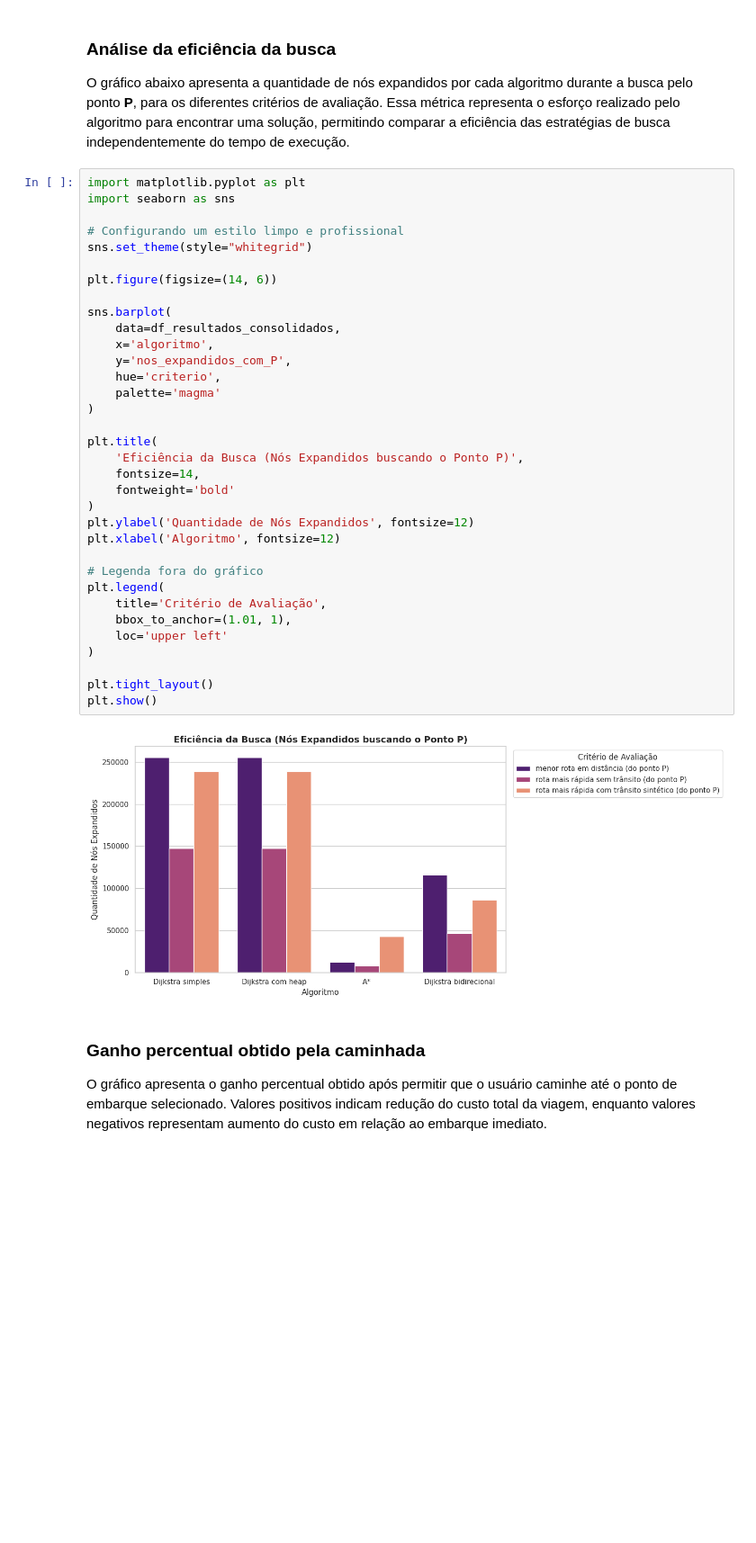
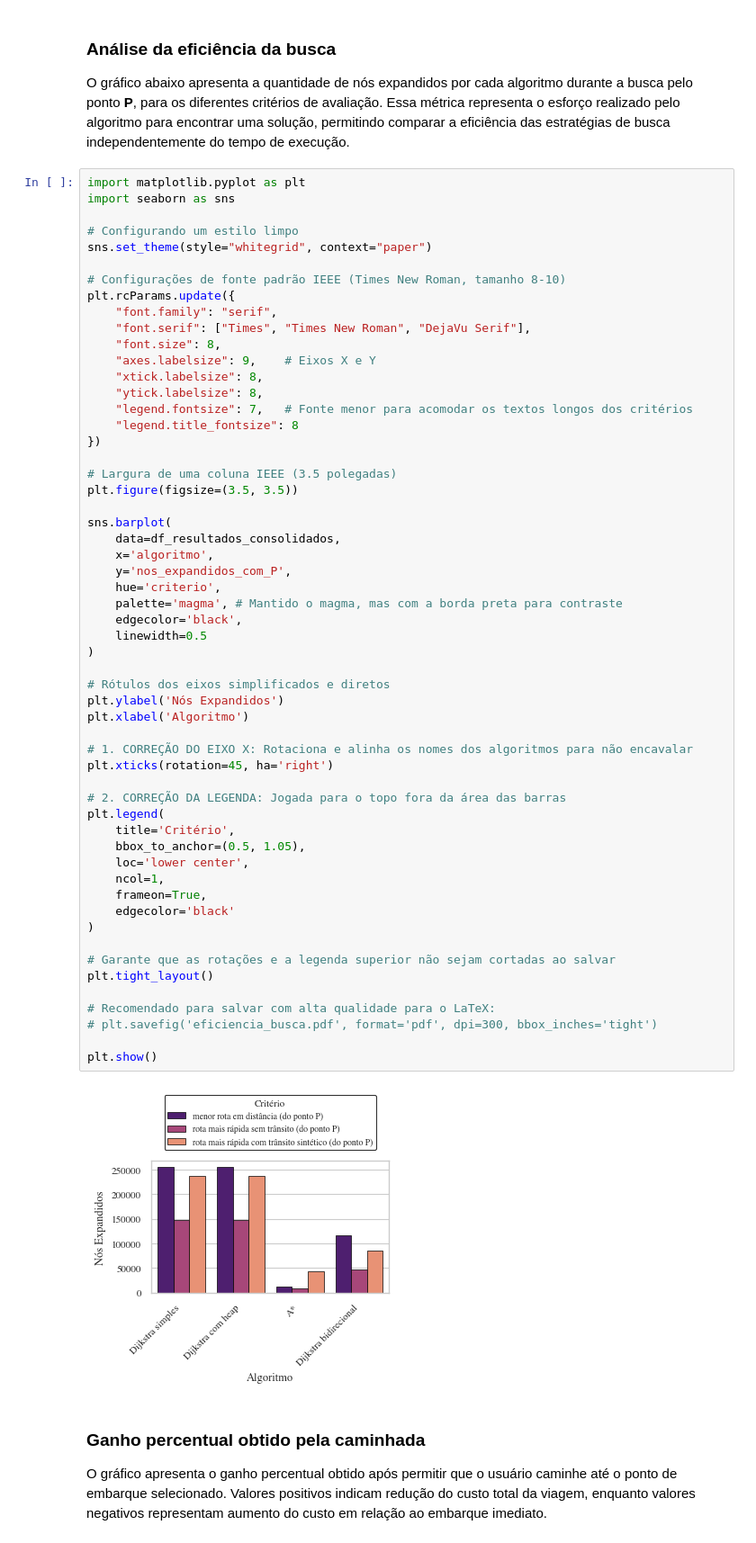
Before and after one commit to edivelton/datastructure, a Jupyter notebook: projects/ridesmart-aed2/RideSmart_AED2.ipynb, the cells around one changed output. Shown at 90% size. Cells and saved outputs as stored; diff of their text form; blank space fills up the shorter version.

```diff
--- a/projects/ridesmart-aed2/RideSmart_AED2.ipynb
+++ b/projects/ridesmart-aed2/RideSmart_AED2.ipynb
@@ -1896,39 +1915,61 @@ O gráfico abaixo apresenta a quantidade de nós expandidos por cada algoritmo d
 # %%
 import matplotlib.pyplot as plt
 import seaborn as sns
 
-# Configurando um estilo limpo e profissional
-sns.set_theme(style="whitegrid")
+# Configurando um estilo limpo
+sns.set_theme(style="whitegrid", context="paper")
 
-plt.figure(figsize=(14, 6))
+# Configurações de fonte padrão IEEE (Times New Roman, tamanho 8-10)
+plt.rcParams.update({
+    "font.family": "serif",
+    "font.serif": ["Times", "Times New Roman", "DejaVu Serif"],
+    "font.size": 8,
+    "axes.labelsize": 9,    # Eixos X e Y
+    "xtick.labelsize": 8,
+    "ytick.labelsize": 8,
+    "legend.fontsize": 7,   # Fonte menor para acomodar os textos longos dos critérios
+    "legend.title_fontsize": 8
+})
+
+# Largura de uma coluna IEEE (3.5 polegadas)
+plt.figure(figsize=(3.5, 3.5))
 
 sns.barplot(
     data=df_resultados_consolidados,
     x='algoritmo',
     y='nos_expandidos_com_P',
     hue='criterio',
-    palette='magma'
+    palette='magma', # Mantido o magma, mas com a borda preta para contraste
+    edgecolor='black',
+    linewidth=0.5
 )
 
-plt.title(
-    'Eficiência da Busca (Nós Expandidos buscando o Ponto P)',
-    fontsize=14,
-    fontweight='bold'
-)
-plt.ylabel('Quantidade de Nós Expandidos', fontsize=12)
-plt.xlabel('Algoritmo', fontsize=12)
+# Rótulos dos eixos simplificados e diretos
+plt.ylabel('Nós Expandidos')
+plt.xlabel('Algoritmo')
 
-# Legenda fora do gráfico
+# 1. CORREÇÃO DO EIXO X: Rotaciona e alinha os nomes dos algoritmos para não encavalar
+plt.xticks(rotation=45, ha='right')
+
+# 2. CORREÇÃO DA LEGENDA: Jogada para o topo fora da área das barras
 plt.legend(
-    title='Critério de Avaliação',
-    bbox_to_anchor=(1.01, 1),
-    loc='upper left'
+    title='Critério',
+    bbox_to_anchor=(0.5, 1.05),
+    loc='lower center',
+    ncol=1,
+    frameon=True,
+    edgecolor='black'
 )
 
+# Garante que as rotações e a legenda superior não sejam cortadas ao salvar
 plt.tight_layout()
+
+# Recomendado para salvar com alta qualidade para o LaTeX:
+# plt.savefig('eficiencia_busca.pdf', format='pdf', dpi=300, bbox_inches='tight')
+
 plt.show()
 # %% [output]
-[figure, old version]
+[figure, new version]
 # %% [markdown]
 ### Ganho percentual obtido pela caminhada
 
```
Also changed, not shown: parts of 5 cells of this notebook, 27 other files.
